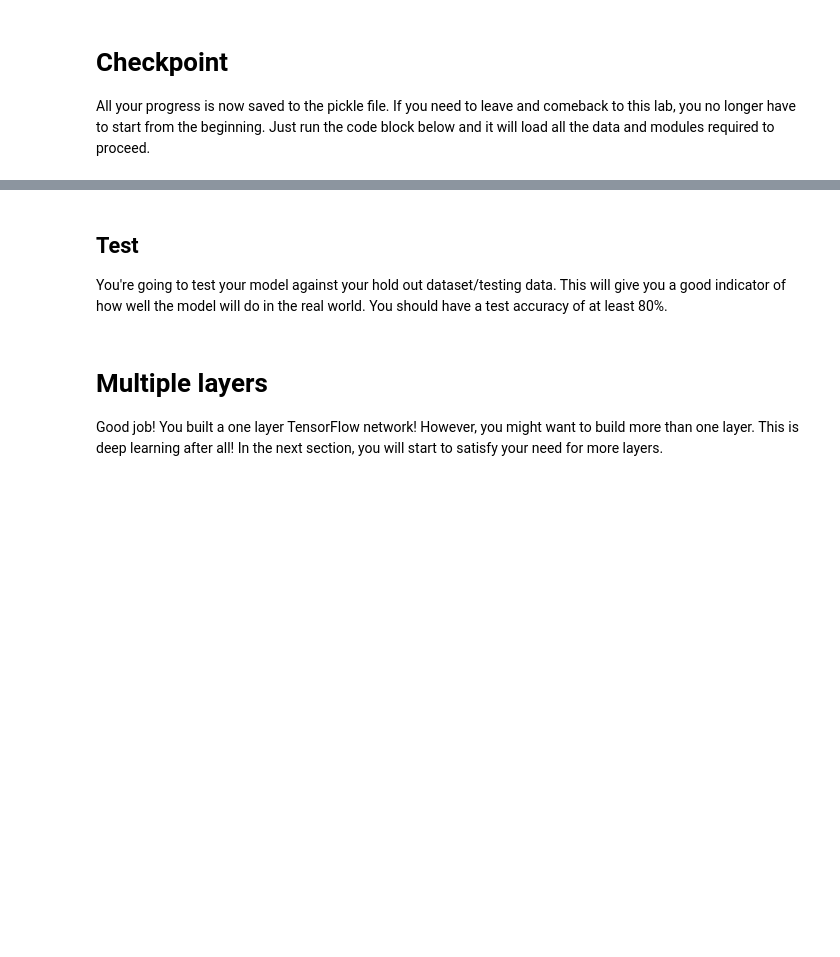
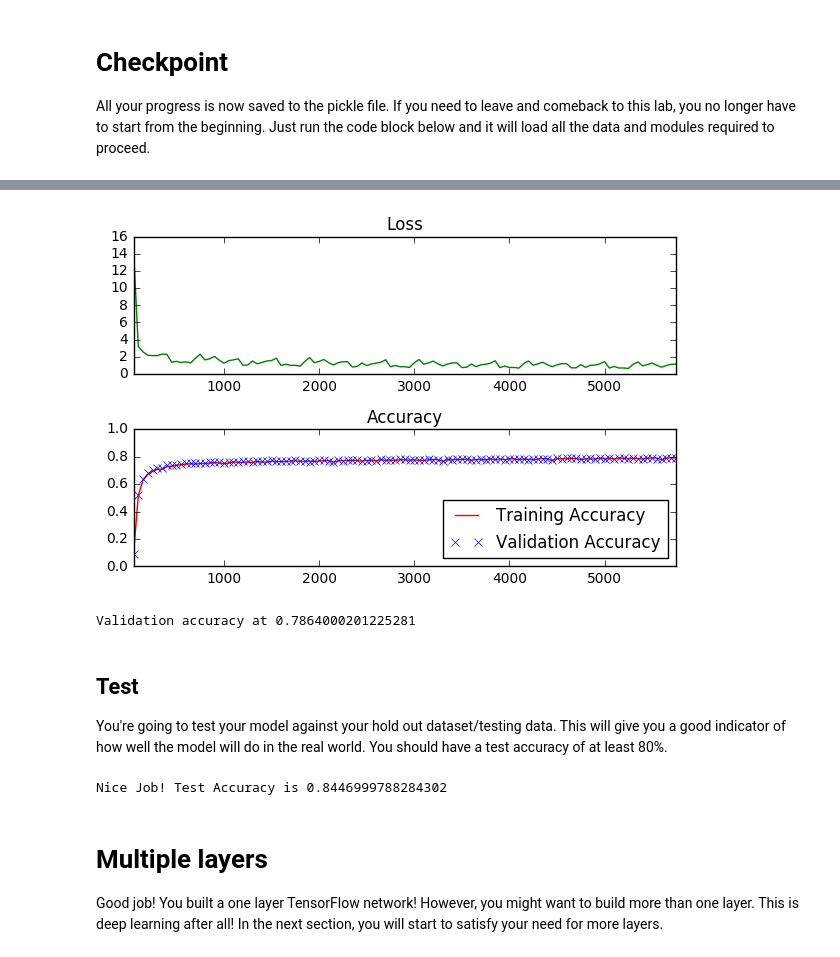
Before and after one commit to NikhilReddy516/deep_learning_foundation, a Jupyter notebook: w5/tensor_flow/intro_to_tensorflow.ipynb, the cells around one changed output, grey strips where cells are left out. Cells and saved outputs as stored; diff of their text form; code cells hidden in the pictures; blank space fills up the shorter version.

```diff
--- a/w5/tensor_flow/intro_to_tensorflow.ipynb
+++ b/w5/tensor_flow/intro_to_tensorflow.ipynb
@@ -260,12 +261,12 @@ features_count = 784
 labels_count = 10
 
 # TODO: Set the features and labels tensors
-# features =
-# labels =
+features = tf.placeholder(tf.float32)
+labels = tf.placeholder(tf.float32)
 
 # TODO: Set the weights and biases tensors
-# weights =
-# biases =
+weights = tf.Variable(tf.truncated_normal((features_count, labels_count)))
+biases = tf.Variable(tf.zeros((labels_count)))
 
 
 
@@ -361,10 +390,8 @@ The code will print out a Loss and Accuracy graph, so you can see how well the n
 batch_size = 128
 
 # TODO: Find the best parameters for each configuration
-# epochs =
-# learning_rate =
-
-
+epochs = 5
+learning_rate = 0.2
 
 ### DON'T MODIFY ANYTHING BELOW ###
 # Gradient Descent
@@ -405,33 +432,36 @@ with tf.Session() as session:
             if not batch_i % log_batch_step:
                 # Calculate Training and Validation accuracy
                 training_accuracy = session.run(accuracy, feed_dict=train_feed_dict)
                 validation_accuracy = session.run(accuracy, feed_dict=valid_feed_dict)
 
                 # Log batches
                 previous_batch = batches[-1] if batches else 0
                 batches.append(log_batch_step + previous_batch)
                 loss_batch.append(l)
                 train_acc_batch.append(training_accuracy)
                 valid_acc_batch.append(validation_accuracy)
 
         # Check accuracy against Validation data
         validation_accuracy = session.run(accuracy, feed_dict=valid_feed_dict)
 
 loss_plot = plt.subplot(211)
 loss_plot.set_title('Loss')
 loss_plot.plot(batches, loss_batch, 'g')
 loss_plot.set_xlim([batches[0], batches[-1]])
 acc_plot = plt.subplot(212)
 acc_plot.set_title('Accuracy')
 acc_plot.plot(batches, train_acc_batch, 'r', label='Training Accuracy')
 acc_plot.plot(batches, valid_acc_batch, 'x', label='Validation Accuracy')
 acc_plot.set_ylim([0, 1.0])
 acc_plot.set_xlim([batches[0], batches[-1]])
 acc_plot.legend(loc=4)
 plt.tight_layout()
 plt.show()
 
 print('Validation accuracy at {}'.format(validation_accuracy))
+# %% [output]
+[figure, added]
+Validation accuracy at 0.7864000201225281
 # %% [markdown]
 ## Test
 You're going to test your model against your hold out dataset/testing data.  This will give you a good indicator of how well the model will do in the real world.  You should have a test accuracy of at least 80%.
@@ -466,6 +496,8 @@ with tf.Session() as session:
 
 assert test_accuracy >= 0.80, 'Test accuracy at {}, should be equal to or greater than 0.80'.format(test_accuracy)
 print('Nice Job! Test Accuracy is {}'.format(test_accuracy))
+# %% [output]
+Nice Job! Test Accuracy is 0.8446999788284302
 # %% [markdown]
 # Multiple layers
 Good job!  You built a one layer TensorFlow network!  However, you might want to build more than one layer.  This is deep learning after all!  In the next section, you will start to satisfy your need for more layers.
```
Also changed, not shown: parts of 6 cells of this notebook.
